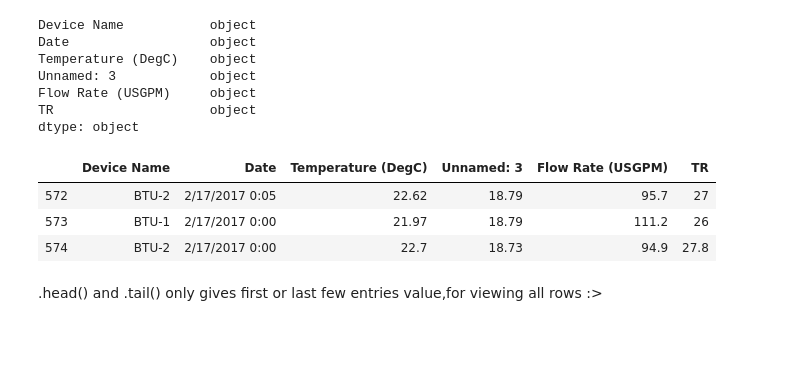
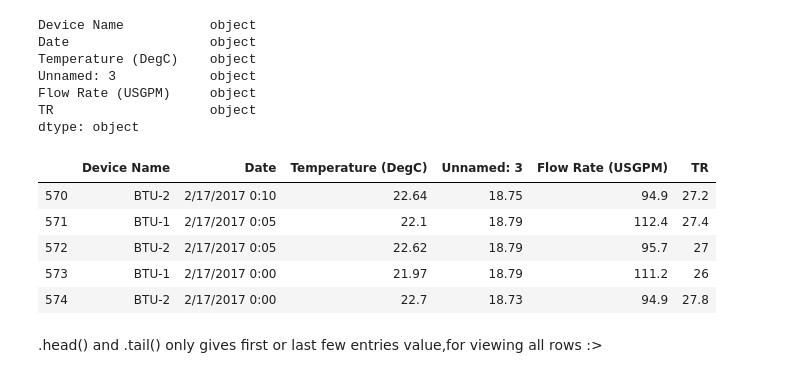
Before and after one commit to akshayjaryal603/Numpy_and_Pandas_Tutorial, a Jupyter notebook: pandas-Data Cleaning & Processing I.ipynb, the cells around one changed output. Saved outputs shown, nothing was run; the diff lists cells and outputs as text; code cells hidden in the pictures; blank space fills up the shorter version.

```diff
--- a/pandas-Data Cleaning & Processing I.ipynb
+++ b/pandas-Data Cleaning & Processing I.ipynb
@@ -95,9 +83,11 @@ Flow Rate (USGPM)     object
 TR                    object
 dtype: object
 # %%
-data.tail(3)
+data.tail()
 # %% [output]
 |  | Device Name | Date | Temperature (DegC) | Unnamed: 3 | Flow Rate (USGPM) | TR |
+| 570 | BTU-2 | 2/17/2017 0:10 | 22.64 | 18.75 | 94.9 | 27.2 |
+| 571 | BTU-1 | 2/17/2017 0:05 | 22.1 | 18.79 | 112.4 | 27.4 |
 | 572 | BTU-2 | 2/17/2017 0:05 | 22.62 | 18.79 | 95.7 | 27 |
 | 573 | BTU-1 | 2/17/2017 0:00 | 21.97 | 18.79 | 111.2 | 26 |
 | 574 | BTU-2 | 2/17/2017 0:00 | 22.7 | 18.73 | 94.9 | 27.8 |
```
Also changed, not shown: parts of 53 cells of this notebook, 3 other files.
